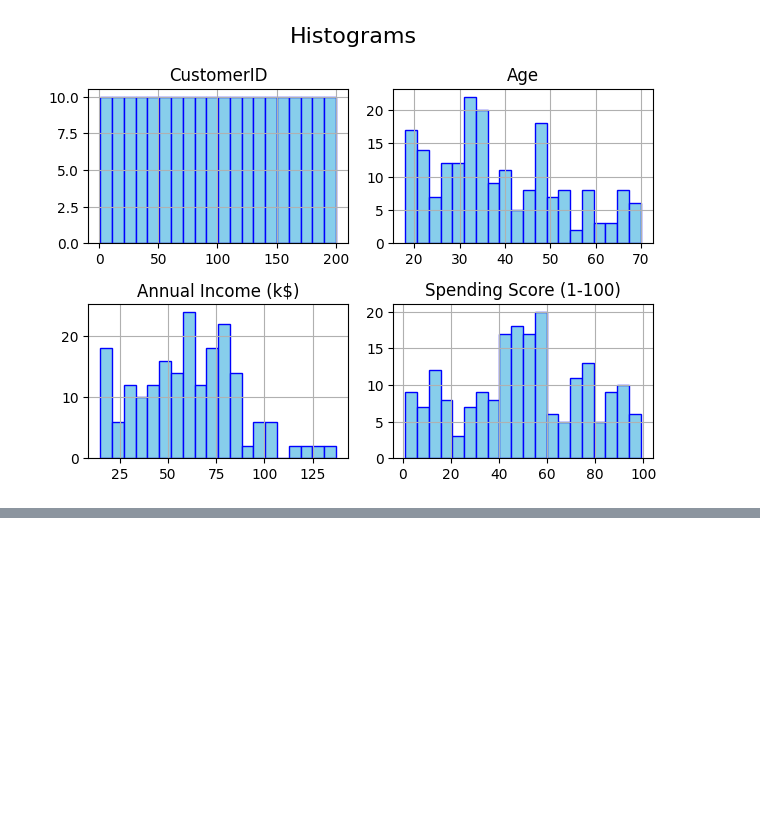
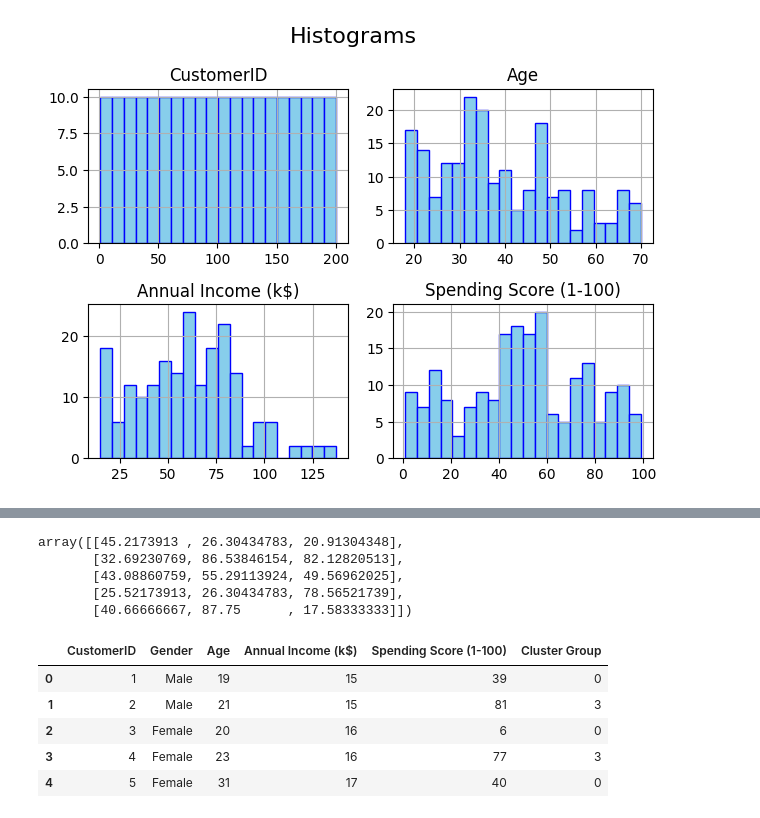
Before and after one commit to maaaazin/ML_02_CLUSTERING, a Jupyter notebook: main.ipynb, the cells around one changed output, grey strips where cells are left out. Drawn from its saved outputs; the diff is of its cells as text; code cells hidden in the pictures; blank space fills up the shorter version.

```diff
--- a/main.ipynb
+++ b/main.ipynb
@@ -68,0 +102,4 @@ plt.show()
+# %%
+# Defining the model with n=5
+model = KMeans(n_clusters=5)
+model.fit(df1)
@@ -68,0 +108,5 @@ plt.show()
+# %%
+# Fitting the data in the model
+labels1 = model.predict(df1)
+print(labels1)
+print(len(labels1))
@@ -68,0 +121,21 @@ plt.show()
+# %%
+# Obtaining centroids
+centroids = model.cluster_centers_
+centroids
+# %% [output]
+array([[45.2173913 , 26.30434783, 20.91304348],
+       [32.69230769, 86.53846154, 82.12820513],
+       [43.08860759, 55.29113924, 49.56962025],
+       [25.52173913, 26.30434783, 78.56521739],
+       [40.66666667, 87.75      , 17.58333333]])
+# %%
+# Adding the cluster groups to the main dataframe
+df['Cluster Group'] = labels1
+df.head()
+# %% [output]
+|  | CustomerID | Gender | Age | Annual Income (k$) | Spending Score (1-100) | Cluster Group |
+| 0 | 1 | Male | 19 | 15 | 39 | 0 |
+| 1 | 2 | Male | 21 | 15 | 81 | 3 |
+| 2 | 3 | Female | 20 | 16 | 6 | 0 |
+| 3 | 4 | Female | 23 | 16 | 77 | 3 |
+| 4 | 5 | Female | 31 | 17 | 40 | 0 |
```
Also changed, not shown: parts of 7 cells of this notebook.
